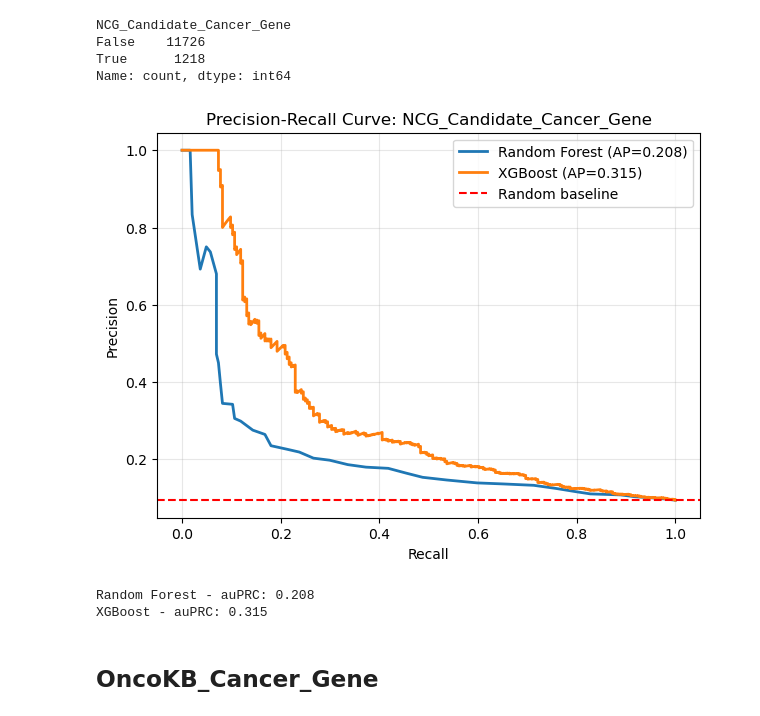
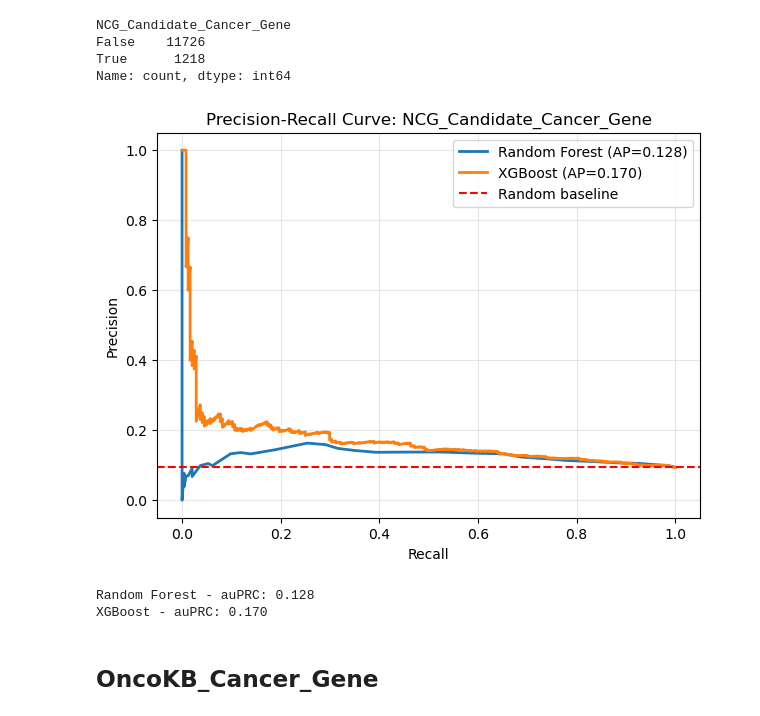
Before and after one commit to egekurt123/RNA-gene-disease-predictions, a Jupyter notebook: Cancer Predictions/Paper Embeddings/Omics_256.ipynb, the cells around one changed output. Drawn from its saved outputs; the diff is of its cells as text; code cells hidden in the pictures.

```diff
--- a/Cancer Predictions/Paper Embeddings/Omics_256.ipynb
+++ b/Cancer Predictions/Paper Embeddings/Omics_256.ipynb
@@ -81,11 +81,11 @@ False    11726
 True      1218
 Name: count, dtype: int64
 # %%
-predict_and_plot_pr_curve(merged, 'NCG_Candidate_Cancer_Gene')
+predict_and_plot_pr_curve(merged.drop(columns=['NCG_Known_Cancer_Gene', 'OncoKB_Cancer_Gene', 'Bailey_et_al_Cancer_Gene']), 'NCG_Candidate_Cancer_Gene')
 # %% [output]
-[figure, old version]
+[figure, new version]
-Random Forest - auPRC: 0.208
-XGBoost - auPRC: 0.315
+Random Forest - auPRC: 0.128
+XGBoost - auPRC: 0.170
 # %% [markdown]
 ## OncoKB_Cancer_Gene
 # %%
```
Also changed, not shown: parts of 3 cells of this notebook, 5 other files.
